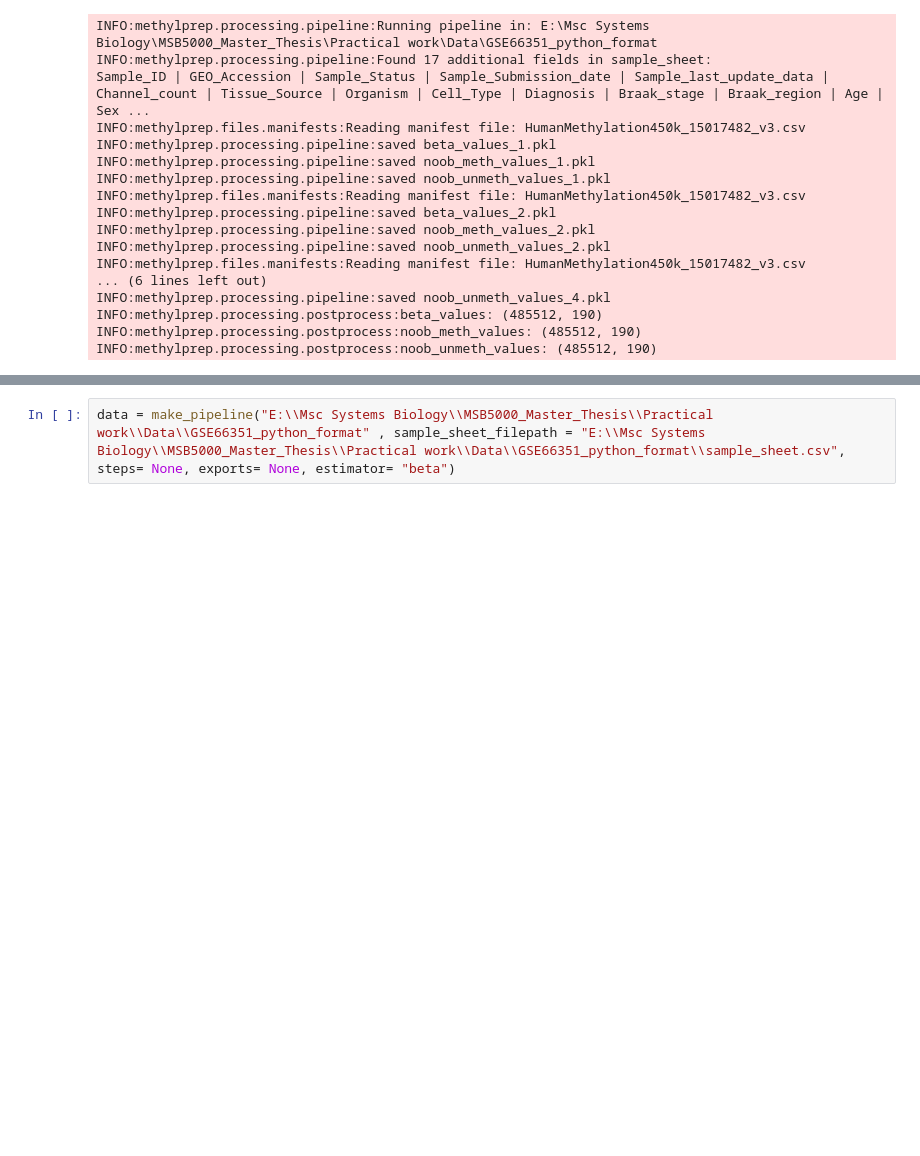
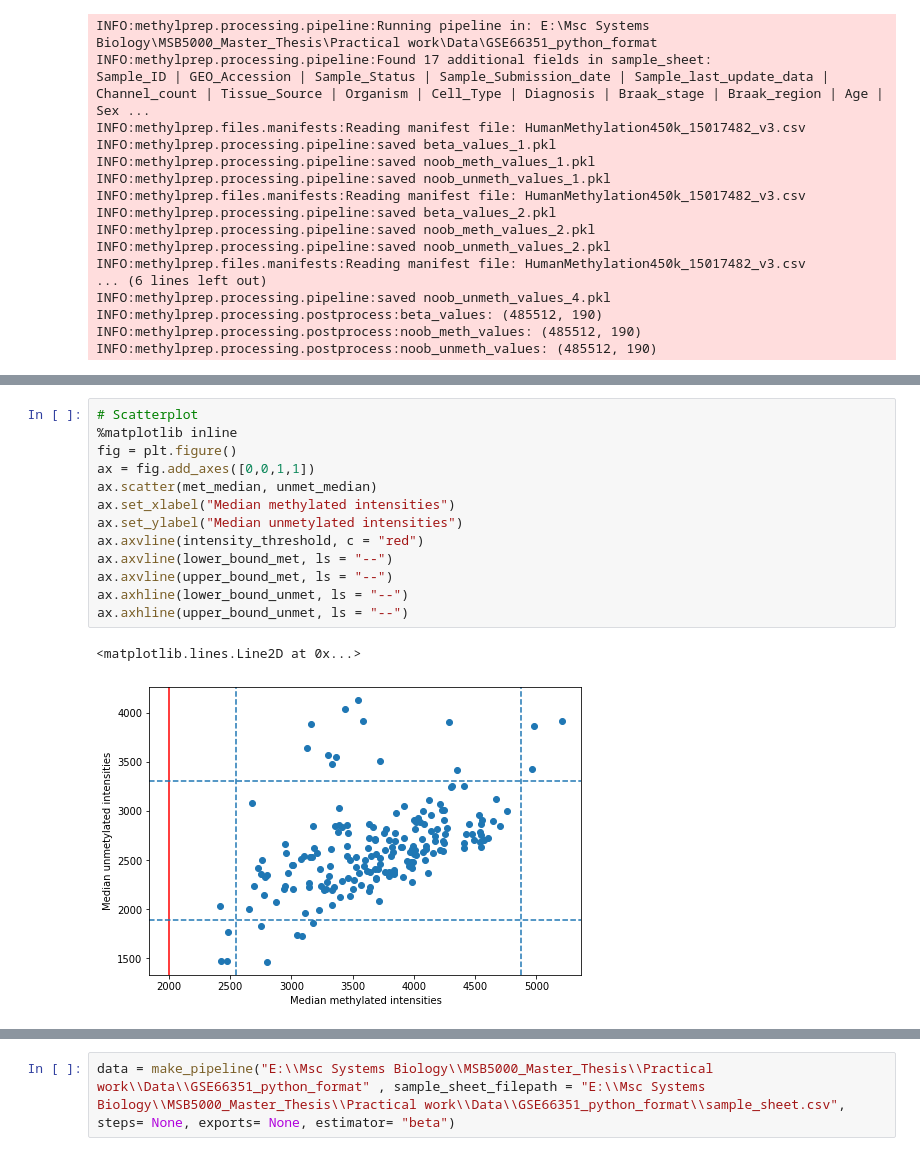
Before and after one commit to Waterkers/Federated_Differential_Methylation_Analysis, a Jupyter notebook: preprocessing_r_integrated.ipynb, the cells around one changed output, grey strips where cells are left out. Saved outputs shown, nothing was run; the diff lists cells and outputs as text; blank space fills up the shorter version.

```diff
--- a/preprocessing_r_integrated.ipynb
+++ b/preprocessing_r_integrated.ipynb
@@ -206,0 +272,16 @@ Try this after the other chuck has finished without errors and try to figure out
+# %%
+# Scatterplot
+%matplotlib inline
+fig = plt.figure()
+ax = fig.add_axes([0,0,1,1])
+ax.scatter(met_median, unmet_median)
+ax.set_xlabel("Median methylated intensities")
+ax.set_ylabel("Median unmetylated intensities")
+ax.axvline(intensity_threshold, c = "red")
+ax.axvline(lower_bound_met, ls = "--")
+ax.axvline(upper_bound_met, ls = "--")
+ax.axhline(lower_bound_unmet, ls = "--")
+ax.axhline(upper_bound_unmet, ls = "--")
+# %% [output]
+<matplotlib.lines.Line2D at 0x...>
+[figure, added]
```
Also changed, not shown: parts of 22 cells of this notebook.
